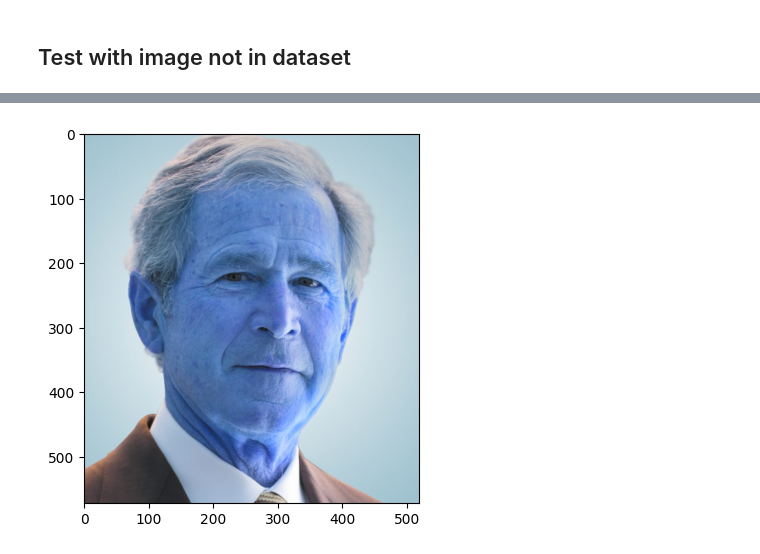
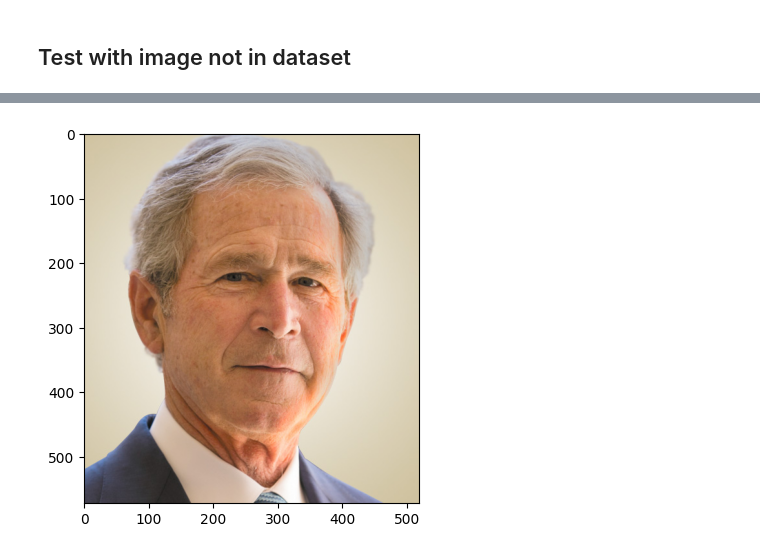
Before and after one commit to gabrielrosendo/CST440-ML-Labs, a Jupyter notebook: face_recognition.ipynb, the cells around one changed output, grey strips where cells are left out. Cells and saved outputs as stored; diff of their text form; code cells hidden in the pictures.

```diff
--- a/face_recognition.ipynb
+++ b/face_recognition.ipynb
@@ -209,7 +231,8 @@ Test accuracy: 0.6938775777816772
 # %%
 ## Test with other images
 path = "Bush.jpg"
-plt.imshow(cv2.imread(path))
+plt.imshow(cv2.cvtColor(cv2.imread(path), cv2.COLOR_BGR2RGB))
+
 img = cv2.imread(path)
 img = cv2.resize(img, (64, 64))
 img = img / 255.0
@@ -222 +245 @@ Predicted: ['George_W_Bush']
-[figure, old version]
+[figure, new version]
```
Also changed, not shown: parts of 6 cells of this notebook.
